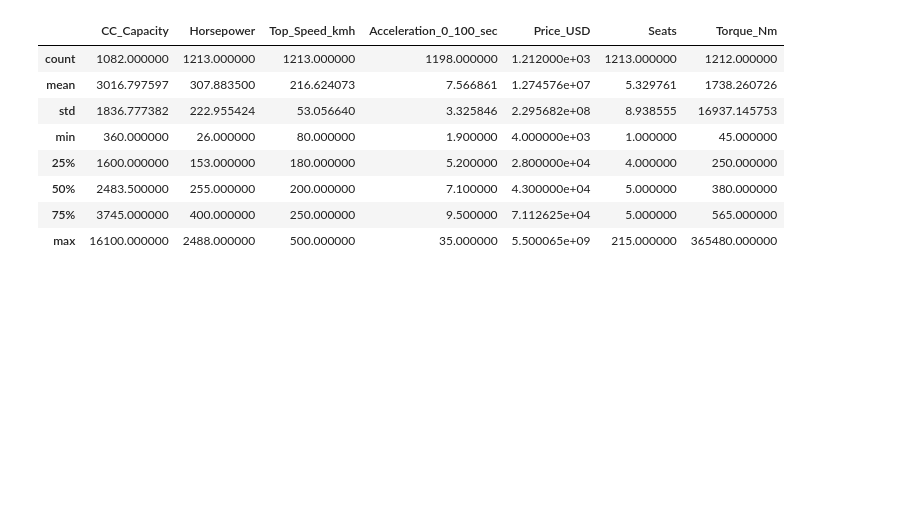
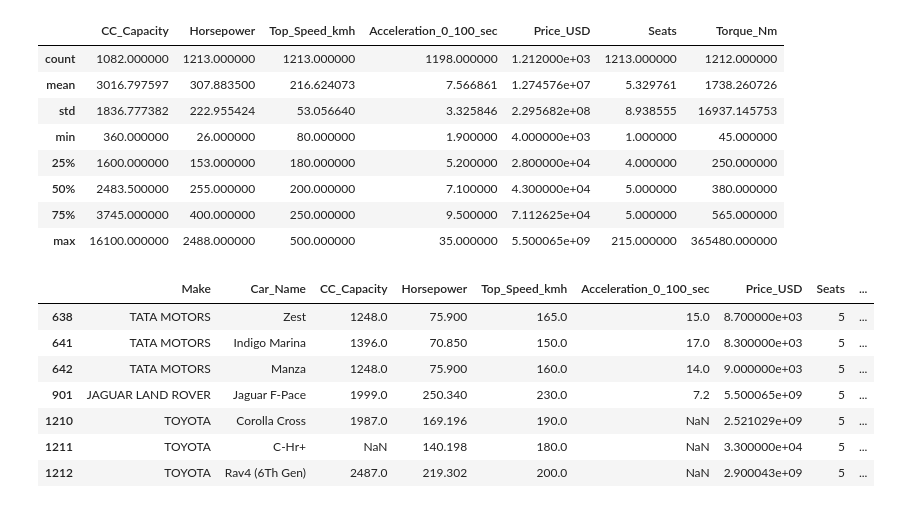
Before and after one commit to NganUyen/Cars, a Jupyter notebook: data_processing/Understand_data.ipynb, the cells around one changed output. Cells and saved outputs as stored; diff of their text form; code cells hidden in the pictures; blank space fills up the shorter version.

Commit message:
solve seats, Torque

```diff
--- a/data_processing/Understand_data.ipynb
+++ b/data_processing/Understand_data.ipynb
@@ -241,3 +241,16 @@ data.describe()
 | 50% | 2483.500000 | 255.000000 | 200.000000 | 7.100000 | 4.300000e+04 | 5.000000 | 380.000000 |
 | 75% | 3745.000000 | 400.000000 | 250.000000 | 9.500000 | 7.112625e+04 | 5.000000 | 565.000000 |
 | max | 16100.000000 | 2488.000000 | 500.000000 | 35.000000 | 5.500065e+09 | 215.000000 | 365480.000000 |
+# %%
+#list error input( horsepower and torque_Nm)
+list_error_input  = [638, 641, 642, 901, 1210, 1211, 1212]
+data.iloc[list_error_input]
+# %% [output]
+|  | Make | Car_Name | CC_Capacity | Horsepower | Top_Speed_kmh | Acceleration_0_100_sec | Price_USD | Seats | ... |
+| 638 | TATA MOTORS | Zest | 1248.0 | 75.900 | 165.0 | 15.0 | 8.700000e+03 | 5 | ... |
+| 641 | TATA MOTORS | Indigo Marina | 1396.0 | 70.850 | 150.0 | 17.0 | 8.300000e+03 | 5 | ... |
+| 642 | TATA MOTORS | Manza | 1248.0 | 75.900 | 160.0 | 14.0 | 9.000000e+03 | 5 | ... |
+| 901 | JAGUAR LAND ROVER | Jaguar F-Pace | 1999.0 | 250.340 | 230.0 | 7.2 | 5.500065e+09 | 5 | ... |
+| 1210 | TOYOTA | Corolla Cross | 1987.0 | 169.196 | 190.0 | NaN | 2.521029e+09 | 5 | ... |
+| 1211 | TOYOTA | C-Hr+ | NaN | 140.198 | 180.0 | NaN | 3.300000e+04 | 5 | ... |
+| 1212 | TOYOTA | Rav4 (6Th Gen) | 2487.0 | 219.302 | 200.0 | NaN | 2.900043e+09 | 5 | ... |
```
Also changed, not shown: parts of 7 cells of this notebook.
